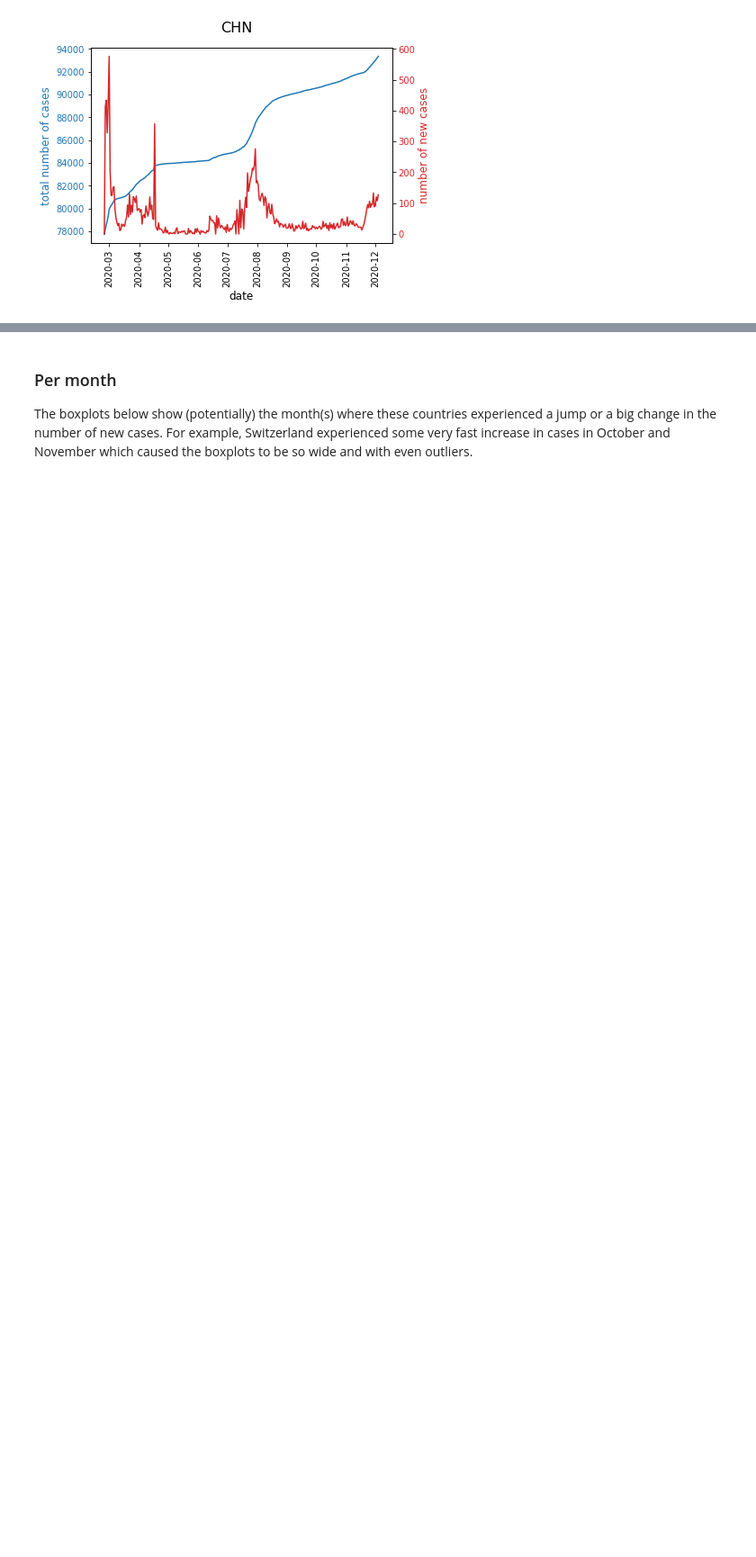
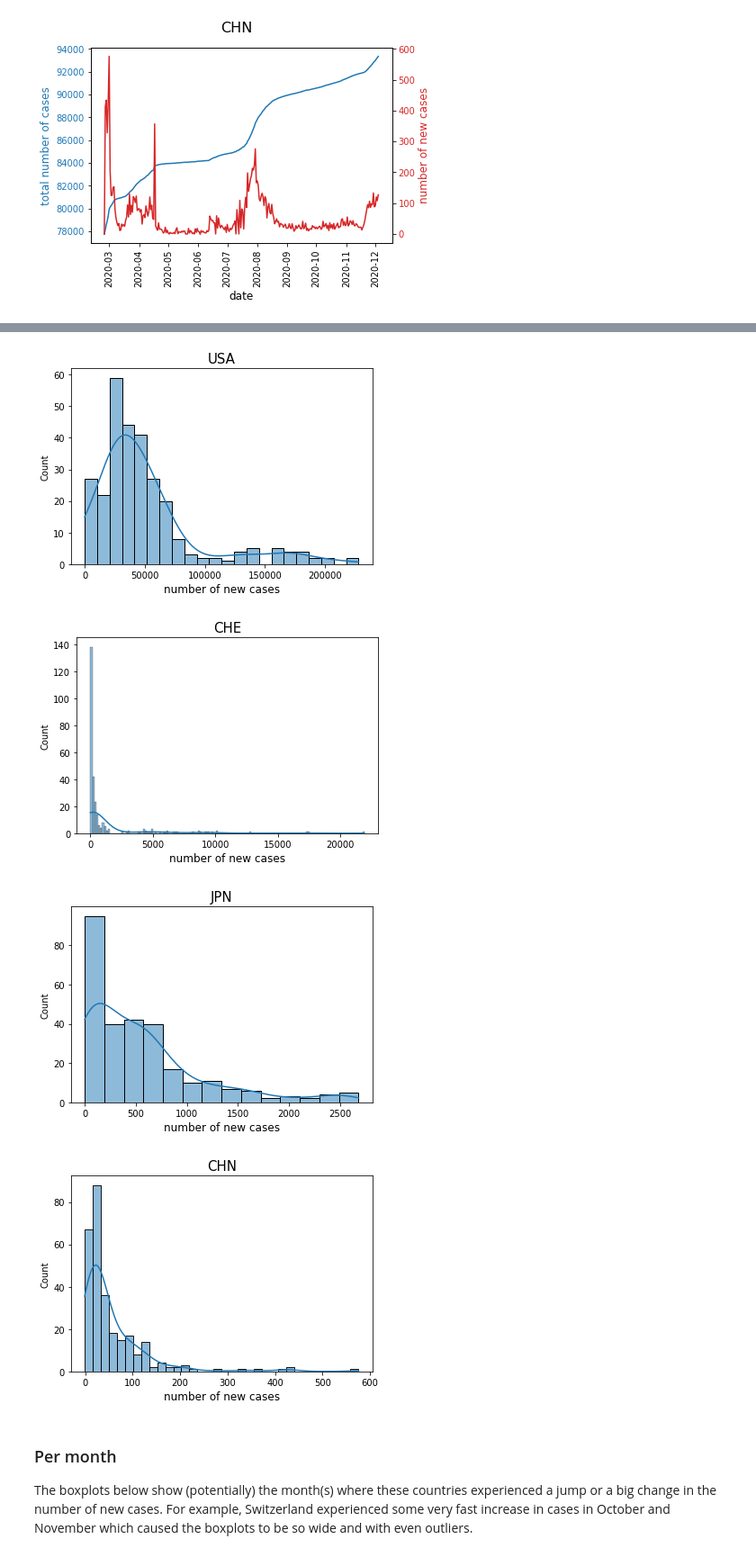
Before and after one commit to anitamezzetti/covid_impact_stocks_volatility, a Jupyter notebook: HienVersion_FinBigData_1.ipynb, the cells around one changed output, grey strips where cells are left out. Shown at 90% size. Drawn from its saved outputs; the diff is of its cells as text; code cells hidden in the pictures; blank space fills up the shorter version.

```diff
--- a/HienVersion_FinBigData_1.ipynb
+++ b/HienVersion_FinBigData_1.ipynb
@@ -108,3 +107,15 @@ for country,df in dfs.items():
+# %%
+for country,df in dfs.items():
+  plt.figure()
+  sns.histplot(df["new_confirmed"], kde=True)
+  plt.xlabel("number of new cases", size=12)
+  plt.title(country, size=15)
+  plt.show()
+# %% [output]
+[figure, added]
+[figure, added]
+[figure, added]
+[figure, added]
 # %% [markdown]
 ### Per month
 
```
Also changed, not shown: parts of 11 cells of this notebook.
